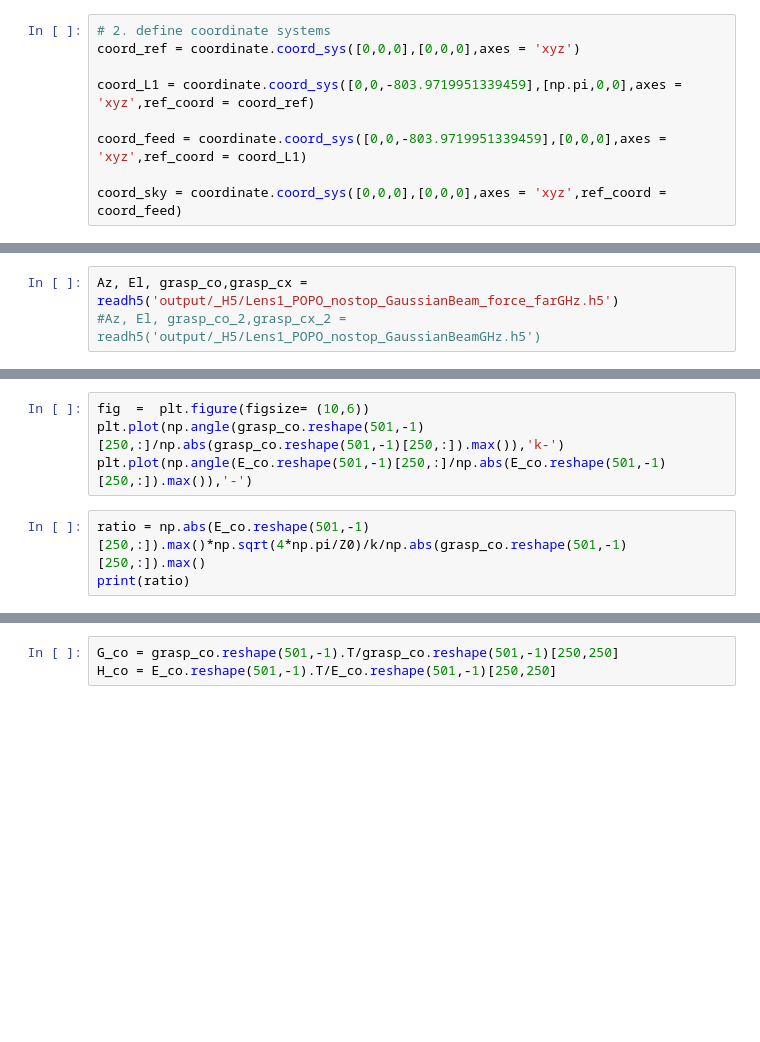
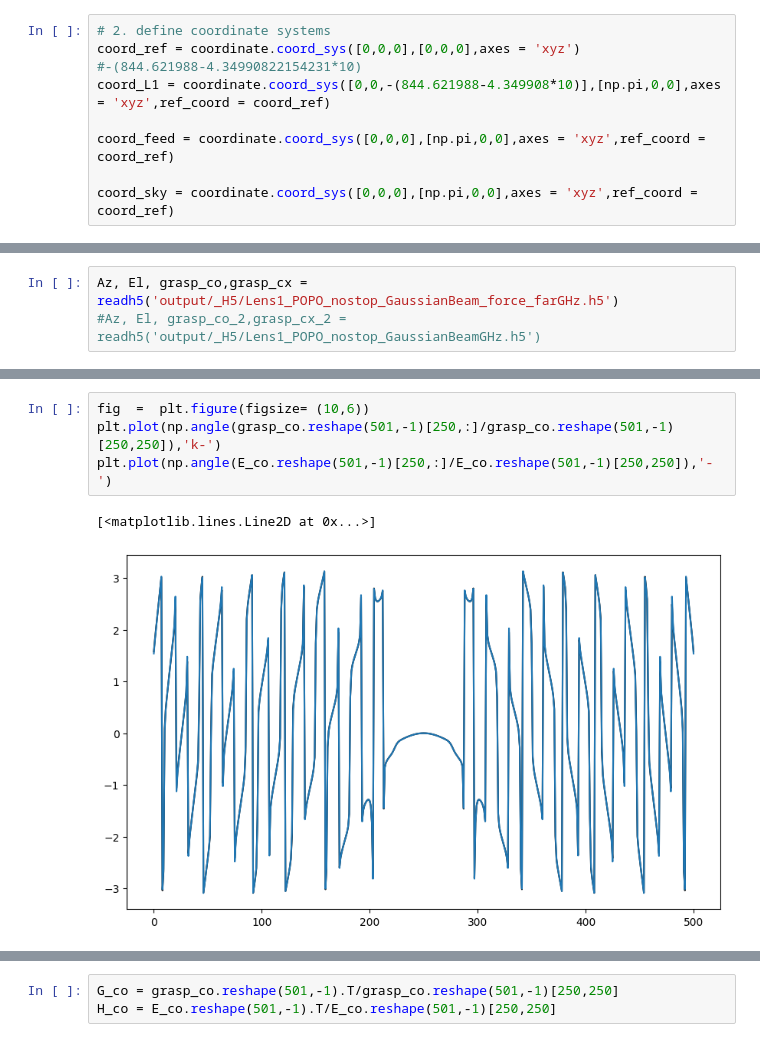
Before and after one commit to XiaodongRencologne/PO_test, a Jupyter notebook: L1_test2.ipynb, the cells around one changed output, grey strips where cells are left out. Cells and saved outputs as stored; diff of their text form; blank space fills up the shorter version.

```diff
--- a/L1_test2.ipynb
+++ b/L1_test2.ipynb
@@ -25,12 +27,12 @@ print(Lambda,k)
 # %%
 # 2. define coordinate systems
 coord_ref = coordinate.coord_sys([0,0,0],[0,0,0],axes = 'xyz')
+#-(844.621988-4.34990822154231*10)
+coord_L1 = coordinate.coord_sys([0,0,-(844.621988-4.349908*10)],[np.pi,0,0],axes = 'xyz',ref_coord = coord_ref)
 
-coord_L1 = coordinate.coord_sys([0,0,-803.9719951339459],[np.pi,0,0],axes = 'xyz',ref_coord = coord_ref)
+coord_feed = coordinate.coord_sys([0,0,0],[np.pi,0,0],axes = 'xyz',ref_coord = coord_ref)
 
-coord_feed = coordinate.coord_sys([0,0,-803.9719951339459],[0,0,0],axes = 'xyz',ref_coord = coord_L1)
-
-coord_sky = coordinate.coord_sys([0,0,0],[0,0,0],axes = 'xyz',ref_coord = coord_feed)
+coord_sky = coordinate.coord_sys([0,0,0],[np.pi,0,0],axes = 'xyz',ref_coord = coord_ref)
 # %%
 Lens1 = -576.328027854936
 Lens2 = -155.868066162269
@@ -196,10 +218,10 @@ plt.plot(np.log10(np.abs(E_co.reshape(501,-1)[250,:])**2)*10,'-')
 # %%
 fig  =  plt.figure(figsize= (10,6))
-plt.plot(np.angle(grasp_co.reshape(501,-1)[250,:]/np.abs(grasp_co.reshape(501,-1)[250,:]).max()),'k-')
-plt.plot(np.angle(E_co.reshape(501,-1)[250,:]/np.abs(E_co.reshape(501,-1)[250,:]).max()),'-')
+plt.plot(np.angle(grasp_co.reshape(501,-1)[250,:]/grasp_co.reshape(501,-1)[250,250]),'k-')
+plt.plot(np.angle(E_co.reshape(501,-1)[250,:]/E_co.reshape(501,-1)[250,250]),'-')
+# %% [output]
+[<matplotlib.lines.Line2D at 0x...>]
+[figure, added]
-# %%
-ratio = np.abs(E_co.reshape(501,-1)[250,:]).max()*np.sqrt(4*np.pi/Z0)/k/np.abs(grasp_co.reshape(501,-1)[250,:]).max()
-print(ratio)
 # %%
 fig  =  plt.figure(figsize= (10,6))
 plt.plot(np.log10(np.abs(grasp_co.reshape(501,-1)[250,:]))*20,'k-')
```
Also changed, not shown: parts of 22 cells of this notebook.
